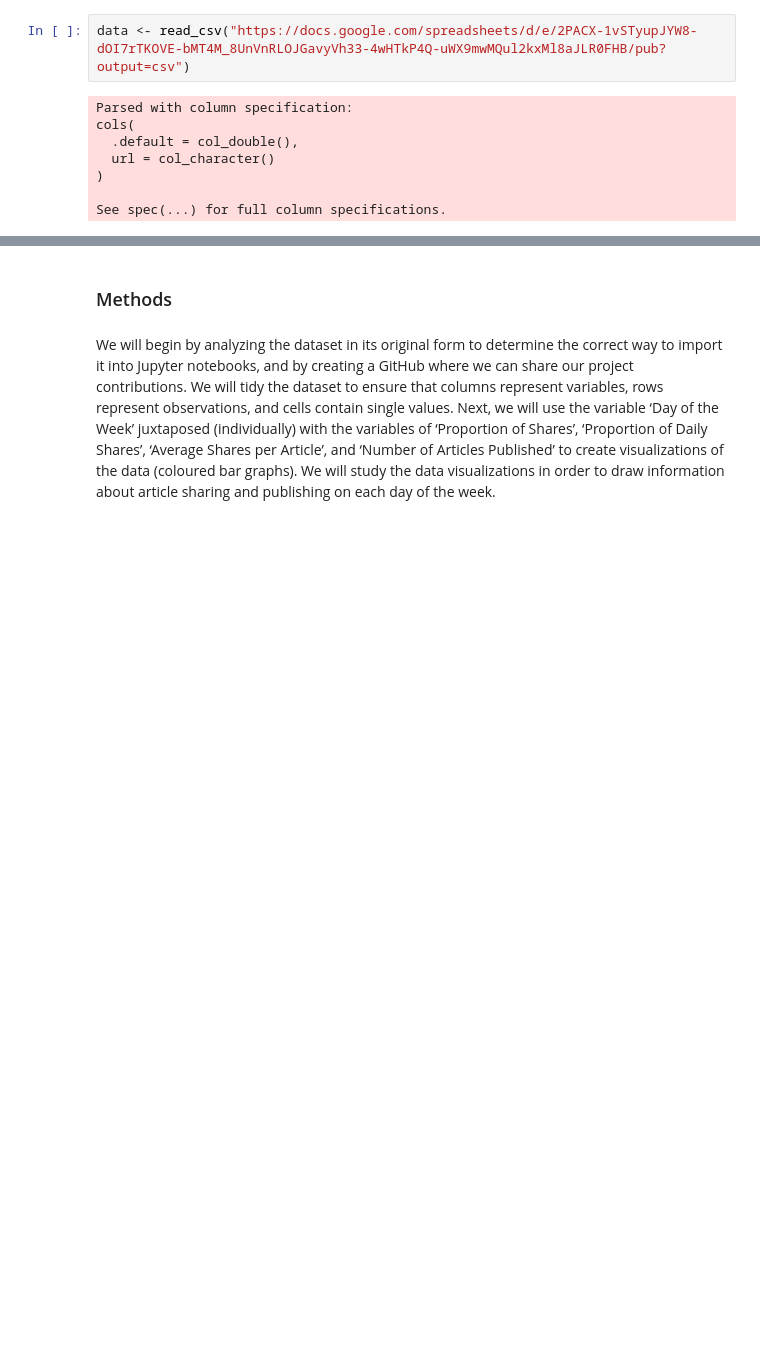
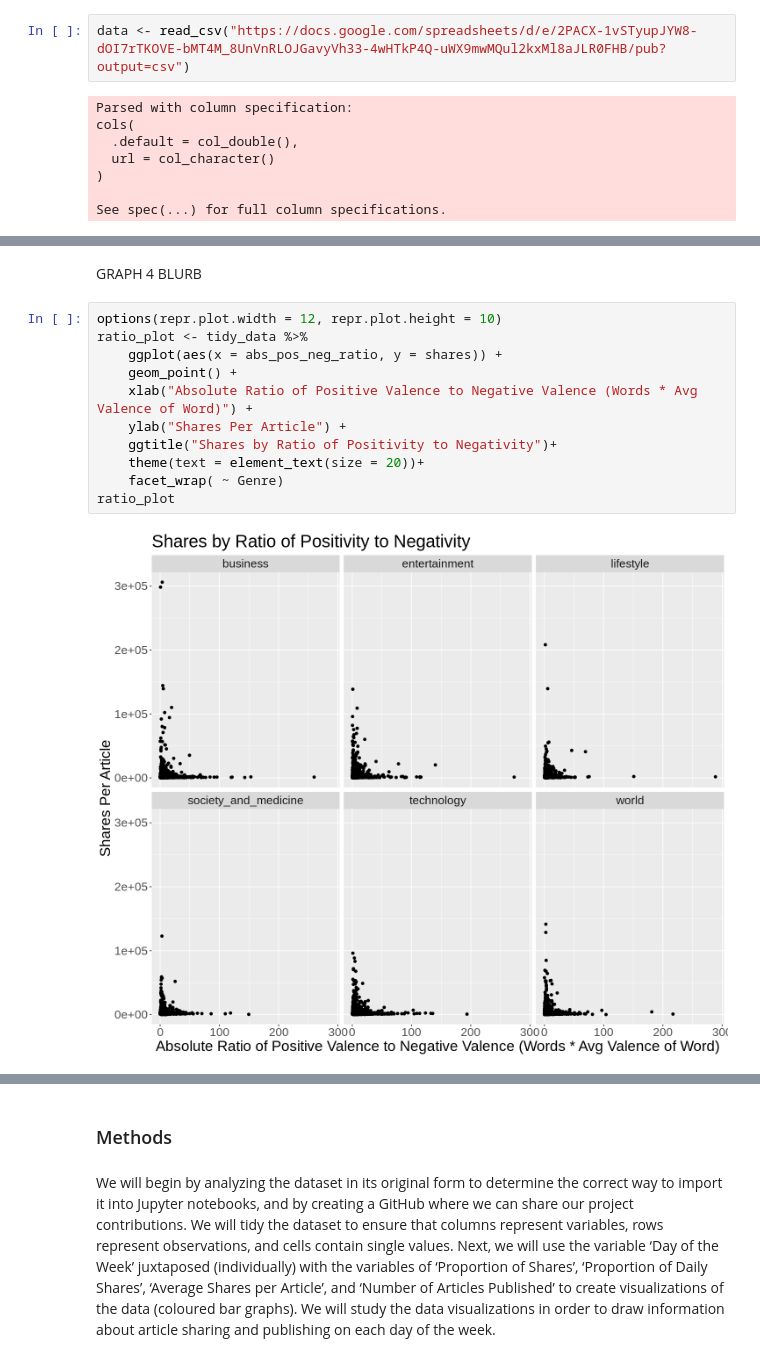
Before and after one commit to dgjfaber/dsci100project, a Jupyter notebook: Proposal.ipynb, the cells around one changed output, grey strips where cells are left out. Drawn from its saved outputs; the diff is of its cells as text; blank space fills up the shorter version.

Commit message:
added 2 other graphs and added graph descriptions

```diff
--- a/Proposal.ipynb
+++ b/Proposal.ipynb
@@ -179,0 +255,15 @@ share_plot_proportioned
+# %% [markdown]
+GRAPH 4 BLURB
+# %%
+options(repr.plot.width = 12, repr.plot.height = 10)
+ratio_plot <- tidy_data %>%
+    ggplot(aes(x = abs_pos_neg_ratio, y = shares)) +
+    geom_point() +
+    xlab("Absolute Ratio of Positive Valence to Negative Valence (Words * Avg Valence of Word)") +
+    ylab("Shares Per Article") +
+    ggtitle("Shares by Ratio of Positivity to Negativity")+
+    theme(text = element_text(size = 20))+
+    facet_wrap( ~ Genre)
+ratio_plot
+# %% [output]
+[figure, added]
```
Also changed, not shown: parts of 14 cells of this notebook.
